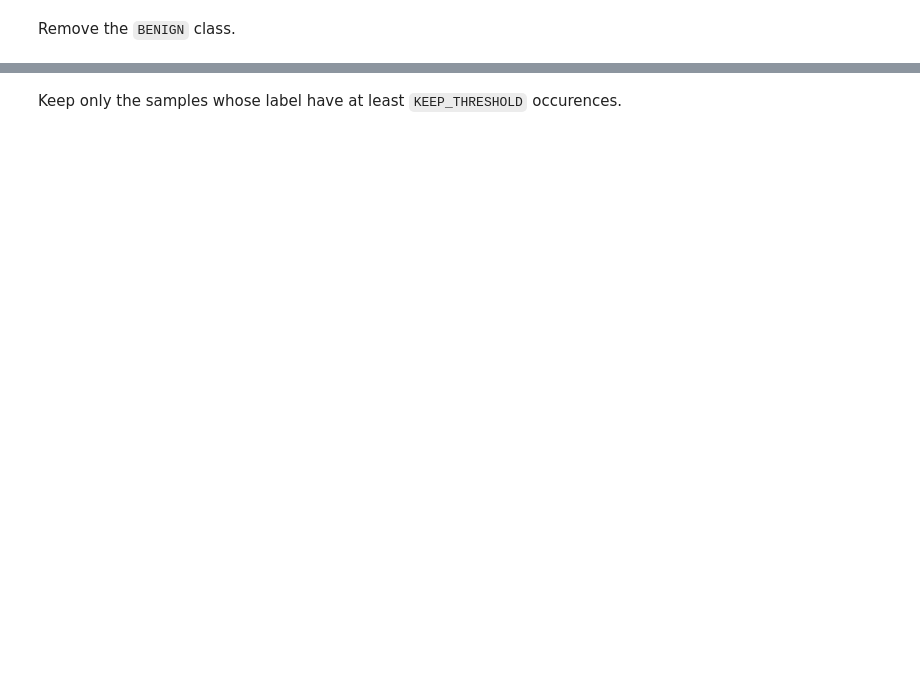
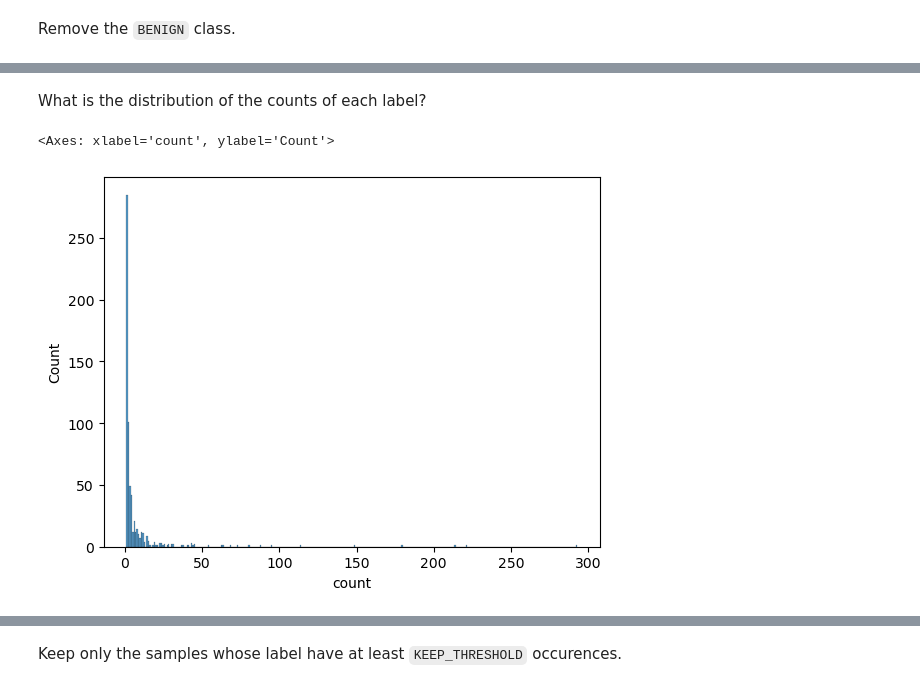
Before and after one commit to PhotonicGluon/MACBETh, a Jupyter notebook: classification/1-Data-Exploration.ipynb, the cells around one changed output, grey strips where cells are left out. Cells and saved outputs as stored; diff of their text form; code cells hidden in the pictures; blank space fills up the shorter version.

```diff
--- a/classification/1-Data-Exploration.ipynb
+++ b/classification/1-Data-Exploration.ipynb
@@ -63,0 +64,8 @@ df
+# %% [markdown]
+What is the distribution of the counts of each label?
+# %%
+value_counts = df["label"].value_counts()
+sns.histplot(data=value_counts)
+# %% [output]
+<Axes: xlabel='count', ylabel='Count'>
+[figure, added]
```
Also changed, not shown: parts of 18 cells of this notebook, 7 other files.
